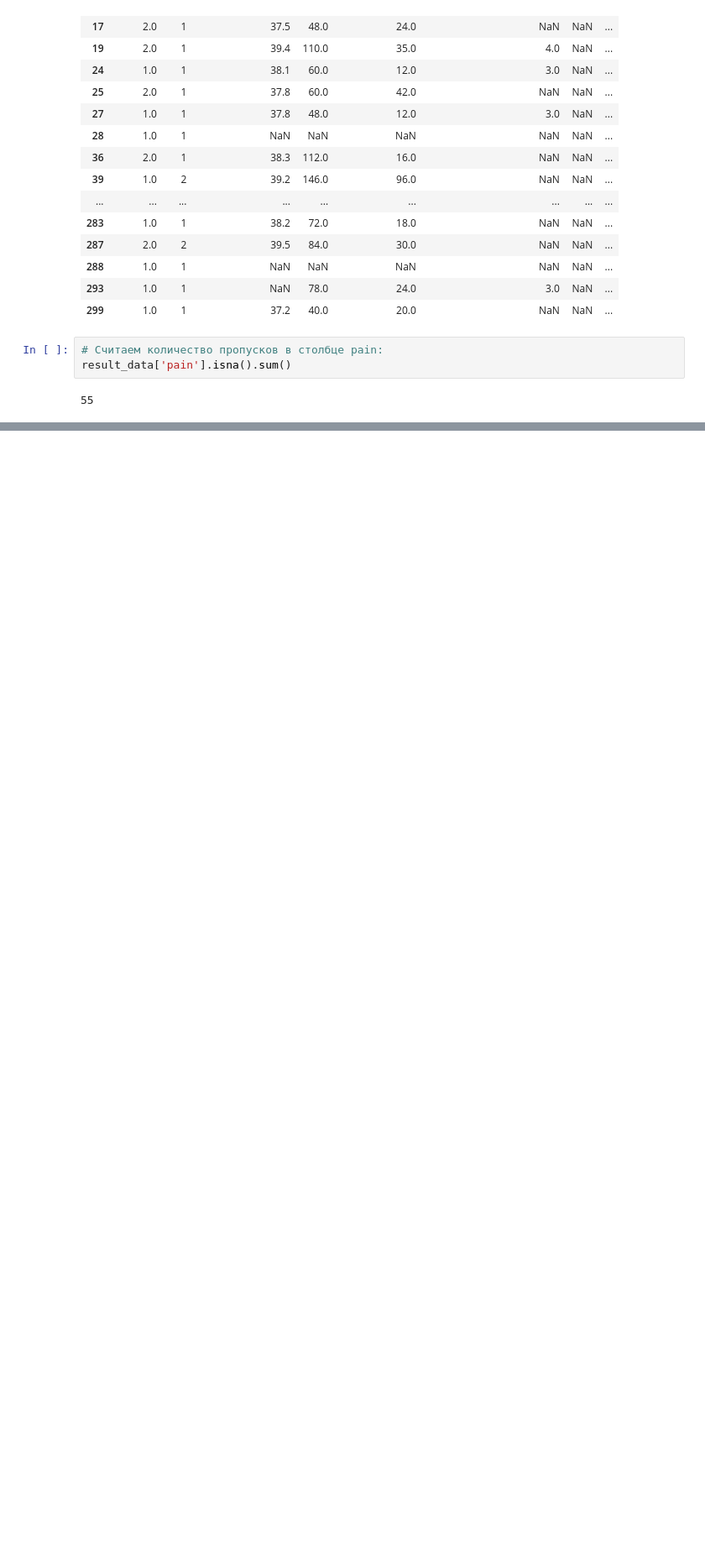
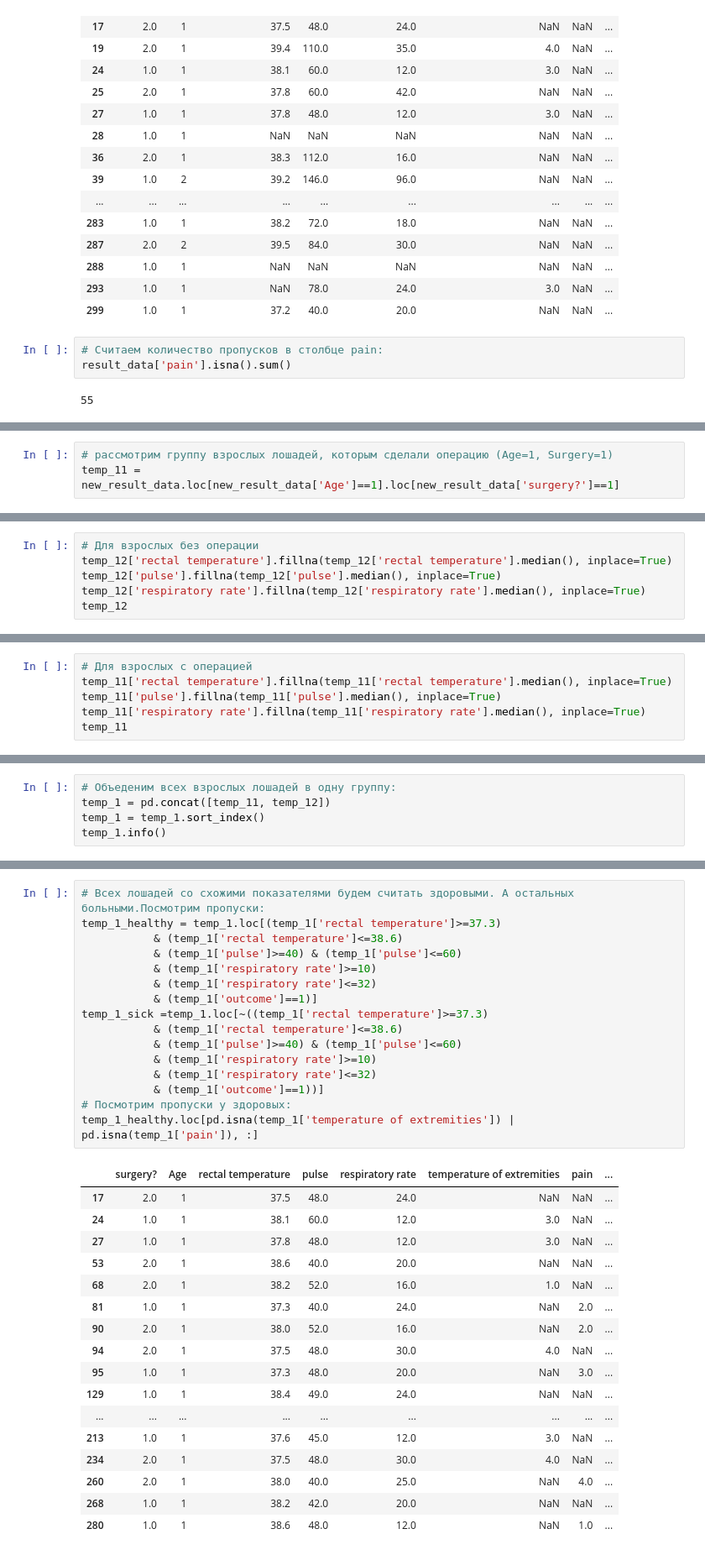
Before and after one commit to Mishgun84/Fedorovskikh_DSU-9, a Jupyter notebook: Home_work/14_Statistics_basics/Zadanie_14.ipynb, the cells around one changed output, grey strips where cells are left out. Shown at 84% size. Drawn from its saved outputs; the diff is of its cells as text; blank space fills up the shorter version.

```diff
--- a/Home_work/14_Statistics_basics/Zadanie_14.ipynb
+++ b/Home_work/14_Statistics_basics/Zadanie_14.ipynb
@@ -692,0 +645,3 @@ memory usage: 20.5+ KB
+# %%
+# рассмотрим группу взрослых лошадей, которым сделали операцию (Age=1, Surgery=1)
+temp_11 = new_result_data.loc[new_result_data['Age']==1].loc[new_result_data['surgery?']==1]
@@ -692,0 +740,6 @@ memory usage: 20.5+ KB
+# %%
+# Для взрослых без операции
+temp_12['rectal temperature'].fillna(temp_12['rectal temperature'].median(), inplace=True)
+temp_12['pulse'].fillna(temp_12['pulse'].median(), inplace=True)
+temp_12['respiratory rate'].fillna(temp_12['respiratory rate'].median(), inplace=True)
+temp_12
@@ -692,0 +760,6 @@ memory usage: 20.5+ KB
+# %%
+# Для взрослых с операцией
+temp_11['rectal temperature'].fillna(temp_11['rectal temperature'].median(), inplace=True)
+temp_11['pulse'].fillna(temp_11['pulse'].median(), inplace=True)
+temp_11['respiratory rate'].fillna(temp_11['respiratory rate'].median(), inplace=True)
+temp_11
@@ -692,0 +780,5 @@ memory usage: 20.5+ KB
+# %%
+# Объеденим всех взрослых лошадей в одну группу:
+temp_1 = pd.concat([temp_11, temp_12])
+temp_1 = temp_1.sort_index()
+temp_1.info()
@@ -692,0 +840,34 @@ memory usage: 20.5+ KB
+# %%
+# Всех лошадей со схожими показателями будем считать здоровыми. А остальных больными.Посмотрим пропуски:
+temp_1_healthy = temp_1.loc[(temp_1['rectal temperature']>=37.3)
+           & (temp_1['rectal temperature']<=38.6)
+           & (temp_1['pulse']>=40) & (temp_1['pulse']<=60)
+           & (temp_1['respiratory rate']>=10)
+           & (temp_1['respiratory rate']<=32)
+           & (temp_1['outcome']==1)]
+temp_1_sick =temp_1.loc[~((temp_1['rectal temperature']>=37.3)
+           & (temp_1['rectal temperature']<=38.6)
+           & (temp_1['pulse']>=40) & (temp_1['pulse']<=60)
+           & (temp_1['respiratory rate']>=10)
+           & (temp_1['respiratory rate']<=32)
+           & (temp_1['outcome']==1))]
+# Посмотрим пропуски у здоровых:
+temp_1_healthy.loc[pd.isna(temp_1['temperature of extremities']) | pd.isna(temp_1['pain']), :]
+# %% [output]
+|  | surgery? | Age | rectal temperature | pulse | respiratory rate | temperature of extremities | pain | ... |
+| 17 | 2.0 | 1 | 37.5 | 48.0 | 24.0 | NaN | NaN | ... |
+| 24 | 1.0 | 1 | 38.1 | 60.0 | 12.0 | 3.0 | NaN | ... |
+| 27 | 1.0 | 1 | 37.8 | 48.0 | 12.0 | 3.0 | NaN | ... |
+| 53 | 2.0 | 1 | 38.6 | 40.0 | 20.0 | NaN | NaN | ... |
+| 68 | 2.0 | 1 | 38.2 | 52.0 | 16.0 | 1.0 | NaN | ... |
+| 81 | 1.0 | 1 | 37.3 | 40.0 | 24.0 | NaN | 2.0 | ... |
+| 90 | 2.0 | 1 | 38.0 | 52.0 | 16.0 | NaN | 2.0 | ... |
+| 94 | 2.0 | 1 | 37.5 | 48.0 | 30.0 | 4.0 | NaN | ... |
+| 95 | 1.0 | 1 | 37.3 | 48.0 | 20.0 | NaN | 3.0 | ... |
+| 129 | 1.0 | 1 | 38.4 | 49.0 | 24.0 | NaN | NaN | ... |
+| ... | ... | ... | ... | ... | ... | ... | ... | ... |
+| 213 | 1.0 | 1 | 37.6 | 45.0 | 12.0 | 3.0 | NaN | ... |
+| 234 | 2.0 | 1 | 37.5 | 48.0 | 30.0 | 4.0 | NaN | ... |
+| 260 | 2.0 | 1 | 38.0 | 40.0 | 25.0 | NaN | 4.0 | ... |
+| 268 | 1.0 | 1 | 38.2 | 42.0 | 20.0 | NaN | NaN | ... |
+| 280 | 1.0 | 1 | 38.6 | 48.0 | 12.0 | NaN | 1.0 | ... |
```
Also changed, not shown: parts of 57 cells of this notebook.
